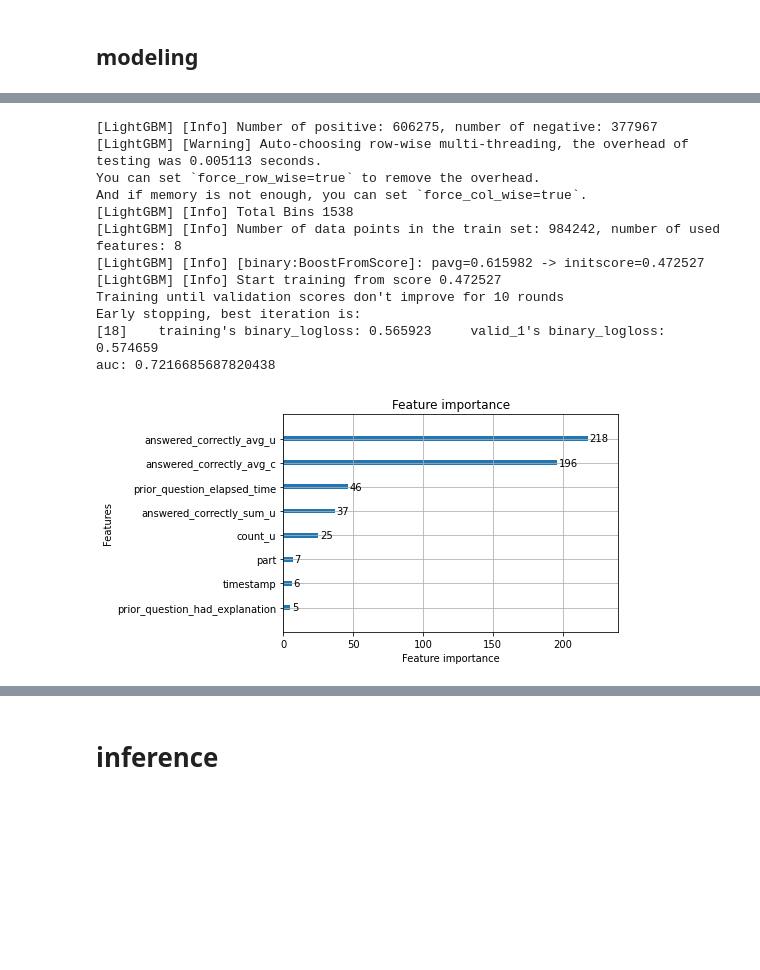
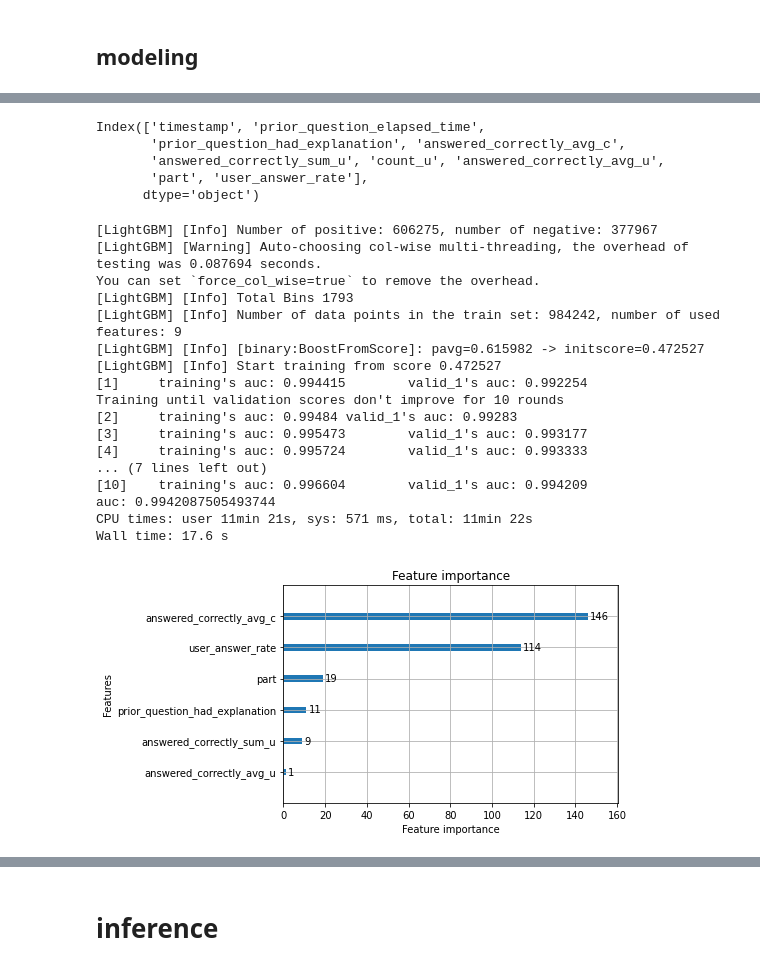
Before and after one commit to Noguchi-Masashi/Riiid, a Jupyter notebook: notebook/lgbm-with-loop-feature-engineering copy.ipynb, the cells around one changed output, grey strips where cells are left out. Drawn from its saved outputs; the diff is of its cells as text; code cells hidden in the pictures; blank space fills up the shorter version.

Commit message:
make_crazy_of_answer feature

```diff
--- a/notebook/lgbm-with-loop-feature-engineering copy.ipynb
+++ b/notebook/lgbm-with-loop-feature-engineering copy.ipynb
@@ -27,6 +28,9 @@ CV files are generated by [this notebook](https://www.kaggle.com/its7171/cv-stra
 train_pickle = '../input/riiid-cross-validation-files/cv1_train.pickle'
 valid_pickle = '../input/riiid-cross-validation-files/cv1_valid.pickle'
 question_file = '../input/riiid-test-answer-prediction/questions.csv'
+lecture_file = '../input/riiid-test-answer-prediction/lectures.csv'
+user_answer_rate_file = '../input/my_validaten_datasets/user_answer_rate_cv1.pickle'
+
 debug = True
 validaten_flg = True
 # %% [markdown]
@@ -68,7 +73,9 @@ def update_user_feats(df, answered_correctly_sum_u_dict, count_u_dict):
             count_u_dict[row[0]] += 1
 # %%
 # read data
-feld_needed = ['row_id','timestamp', 'user_id', 'content_id', 'content_type_id', 'answered_correctly', 'prior_question_elapsed_time', 'prior_question_had_explanation']
+# ロードするカラム
+feld_needed = ['row_id','timestamp', 'user_id', 'content_id', 'content_type_id', 'task_container_id', \
+               'user_answer', 'answered_correctly', 'prior_question_elapsed_time', 'prior_question_had_explanation']
 train = pd.read_pickle(train_pickle)[feld_needed]
 valid = pd.read_pickle(valid_pickle)[feld_needed]
 if debug:
@@ -82,7 +89,7 @@ content_df = train[['content_id','answered_correctly']].groupby(['content_id']).
 content_df.columns = ['content_id', 'answered_correctly_avg_c']
 train = pd.merge(train, content_df, on=['content_id'], how="left")
 valid = pd.merge(valid, content_df, on=['content_id'], how="left")
-print(content_df)
+
 # user stats features with loops
 answered_correctly_sum_u_dict = defaultdict(int)
 count_u_dict = defaultdict(int)
@@ -100,11 +107,17 @@ valid['prior_question_elapsed_time_mean'] = valid.prior_question_elapsed_time.fi
 # use only last 30M training data for limited memory on kaggle env.
 #train = train[-30000000:]
 
-# part
+# add part
 questions_df = pd.read_csv(question_file)
 train = pd.merge(train, questions_df[['question_id', 'part']], left_on = 'content_id', right_on = 'question_id', how = 'left')
 valid = pd.merge(valid, questions_df[['question_id', 'part']], left_on = 'content_id', right_on = 'question_id', how = 'left')
 
+# add user_answer_rate
+# user_answer_rate_df = pd.read_csv(user_answer_rate_file)
+user_answer_rate_df = pd.read_pickle(user_answer_rate_file)
+train = pd.merge(train, user_answer_rate_df, on=['content_id','user_answer'], how='left')
+valid = pd.merge(valid, user_answer_rate_df, on=['content_id','user_answer'], how='left')
+
 # changing dtype to avoid lightgbm error
 train['prior_question_had_explanation'] = train.prior_question_had_explanation.fillna(False).astype('int8')
 valid['prior_question_had_explanation'] = valid.prior_question_had_explanation.fillna(False).astype('int8')
@@ -127,11 +174,17 @@ valid['prior_question_had_explanation'] = valid.prior_question_had_explanation.f
 ## modeling
 # %%
 TARGET = 'answered_correctly'
-FEATS = ['timestamp','answered_correctly_avg_u', 'answered_correctly_sum_u', 'count_u', 'answered_correctly_avg_c', 'part', 'prior_question_had_explanation', 'prior_question_elapsed_time']
+# モデルの学習に用いる特徴量
+FEATS = ['timestamp','answered_correctly_avg_u', 'answered_correctly_sum_u', \
+         'count_u', 'answered_correctly_avg_c', 'part', 'prior_question_had_explanation', \
+         'prior_question_elapsed_time','user_answer_rate']
 dro_cols = list(set(train.columns) - set(FEATS))
+
+print('dro_cols: ', dro_cols)
 
 y_tr = train[TARGET]
 y_va = valid[TARGET]
 train.drop(dro_cols, axis=1, inplace=True)
 valid.drop(dro_cols, axis=1, inplace=True)
+
 _ = gc.collect()
@@ -138,30 +193,46 @@ _ = gc.collect()
+# %%
+#print('train.columns: ', train.columns)
+train.columns
+# %% [output]
+Index(['timestamp', 'prior_question_elapsed_time',
+       'prior_question_had_explanation', 'answered_correctly_avg_c',
+       'answered_correctly_sum_u', 'count_u', 'answered_correctly_avg_u',
+       'part', 'user_answer_rate'],
+      dtype='object')
 # %%
 lgb_train = lgb.Dataset(train[FEATS], y_tr)
 lgb_valid = lgb.Dataset(valid[FEATS], y_va)
 del train, y_tr
 _=gc.collect()
 # %%
+%%time
+
 model = lgb.train(
-                    {'objective': 'binary'},
+                    {'objective': 'binary', 'metric': 'auc'},
                     lgb_train,
                     valid_sets=[lgb_train, lgb_valid],
-                    verbose_eval=100,
-                    num_boost_round=10000,
-                    early_stopping_rounds=10
+                    verbose_eval=1,
+                    num_boost_round=10,
+                    early_stopping_rounds=10,
                 )
 print('auc:', roc_auc_score(y_va, model.predict(valid[FEATS])))
 _ = lgb.plot_importance(model)
 # %% [output]
 [LightGBM] [Info] Number of positive: 606275, number of negative: 377967
-[LightGBM] [Warning] Auto-choosing row-wise multi-threading, the overhead of testing was 0.005113 seconds.
-You can set `force_row_wise=true` to remove the overhead.
-And if memory is not enough, you can set `force_col_wise=true`.
-[LightGBM] [Info] Total Bins 1538
-[LightGBM] [Info] Number of data points in the train set: 984242, number of used features: 8
+[LightGBM] [Warning] Auto-choosing col-wise multi-threading, the overhead of testing was 0.087694 seconds.
+You can set `force_col_wise=true` to remove the overhead.
+[LightGBM] [Info] Total Bins 1793
+[LightGBM] [Info] Number of data points in the train set: 984242, number of used features: 9
 [LightGBM] [Info] [binary:BoostFromScore]: pavg=0.615982 -> initscore=0.472527
 [LightGBM] [Info] Start training from score 0.472527
+[1]     training's auc: 0.994415        valid_1's auc: 0.992254
 Training until validation scores don't improve for 10 rounds
-Early stopping, best iteration is:
-[18]    training's binary_logloss: 0.565923     valid_1's binary_logloss: 0.574659
-auc: 0.7216685687820438
+[2]     training's auc: 0.99484 valid_1's auc: 0.99283
+[3]     training's auc: 0.995473        valid_1's auc: 0.993177
+[4]     training's auc: 0.995724        valid_1's auc: 0.993333
+... (7 lines left out)
+[10]    training's auc: 0.996604        valid_1's auc: 0.994209
+auc: 0.9942087505493744
+CPU times: user 11min 21s, sys: 571 ms, total: 11min 22s
+Wall time: 17.6 s
-[figure, old version]
+[figure, new version]
```
Also changed, not shown: parts of 13 cells of this notebook, 5 other files.
